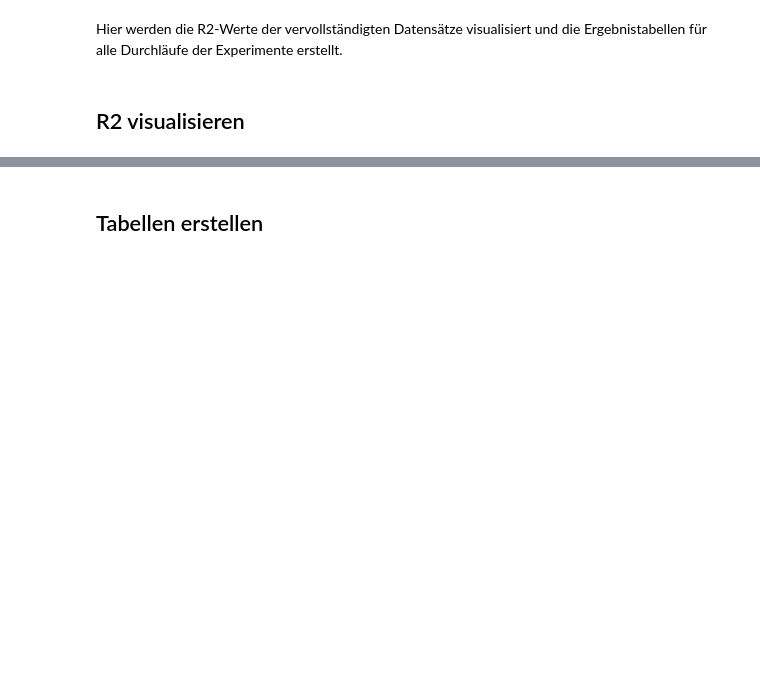
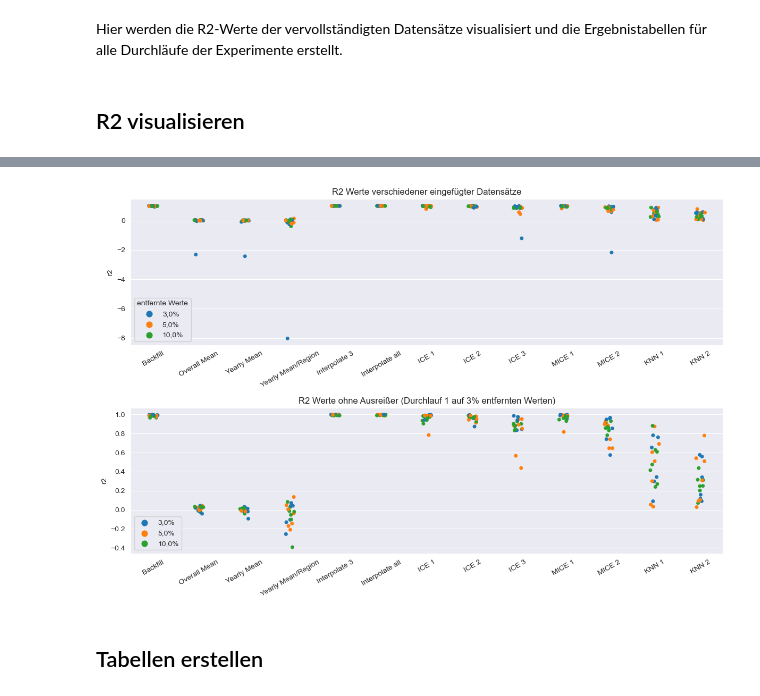
Before and after one commit to MarieFlatow/BA_weltbank, a Jupyter notebook: 06_evaluating_r2.ipynb, the cells around one changed output, grey strips where cells are left out. Drawn from its saved outputs; the diff is of its cells as text; code cells hidden in the pictures; blank space fills up the shorter version.

```diff
--- a/06_evaluating_r2.ipynb
+++ b/06_evaluating_r2.ipynb
@@ -90,3 +116,52 @@ plt.savefig('figures/results/r2')
+# %%
+rs = pd.DataFrame({'3,0%': sets['r1_detail'].r2, '5,0%':sets['r2_detail'].r2, '10,0%': sets['r3_detail'].r2},
+                 index = sets['r1_detail'].r2.index)
+rs = rs.reset_index()
+
+rs2 = pd.DataFrame(rs.set_index(['method', 'run']).stack())
+rs2 = rs2.loc[~((rs2.index.get_level_values(1)==1) & (rs2.index.get_level_values(2)=='3,0%'))]
+rs2 = rs2.unstack().droplevel(0, axis=1)
+rs2 = rs2.reset_index()
+rs2['method'] = pd.Categorical(rs2['method'],
+                                   categories=rs.method.unique(),
+                                   ordered=True)
+
+
+d1 = pd.DataFrame(rs.drop('run', axis=1).set_index('method').stack())
+d1 = d1.reset_index()
+d1.columns = ['Methode', 'entfernte Werte', 'r2']
+
+d2 = pd.DataFrame(rs2.drop('run', axis=1).set_index('method').stack())
+d2 = d2.reset_index()
+d2.columns = ['Methode', 'entfernte Werte', 'r2']
+
+
+
+sns.set_style("darkgrid")
+#sns.set_palette("Set1")
+sns.set_palette("tab10")
+
+fig, (ax1, ax2) = plt.subplots(figsize =(12, 8), nrows=2)
+sns.stripplot(data=d1, x='Methode', y='r2', hue='entfernte Werte',palette=["C0", "C1", "C2", ], ax=ax1)
+sns.stripplot(data=d2, x='Methode', y='r2', hue='entfernte Werte',palette=["C1", "C2", "C0", ], ax=ax2)
+
+ax1.set_title('R2 Werte verschiedener eingefügter Datensätze')
+ax1.tick_params(axis='x', rotation=30)
+ax1.set_xlabel('')
+
+ax2.set_title('R2 Werte ohne Ausreißer (Durchlauf 1 auf 3% entfernten Werten)')
+ax2.tick_params(axis='x', rotation=30)
+ax2.set_xlabel('')
+handles, labels = ax2.get_legend_handles_labels()
+order = [2,0,1]
+ax2.legend([handles[idx] for idx in order],[labels[idx] for idx in order])
+
+
+plt.tight_layout()
+
+#plt.savefig('figures/results/r2')
+# %% [output]
+[figure, added]
 # %% [markdown]
 ## Tabellen erstellen
 # %%
```
Also changed, not shown: parts of 10 cells of this notebook, 15 other files.
